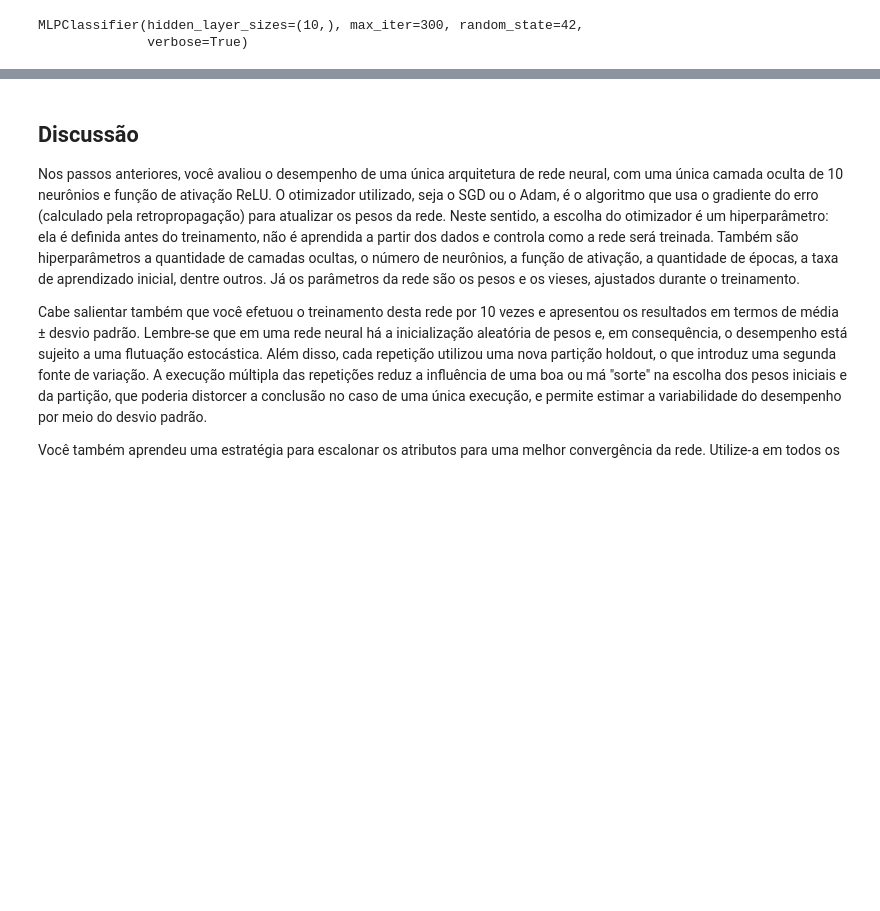
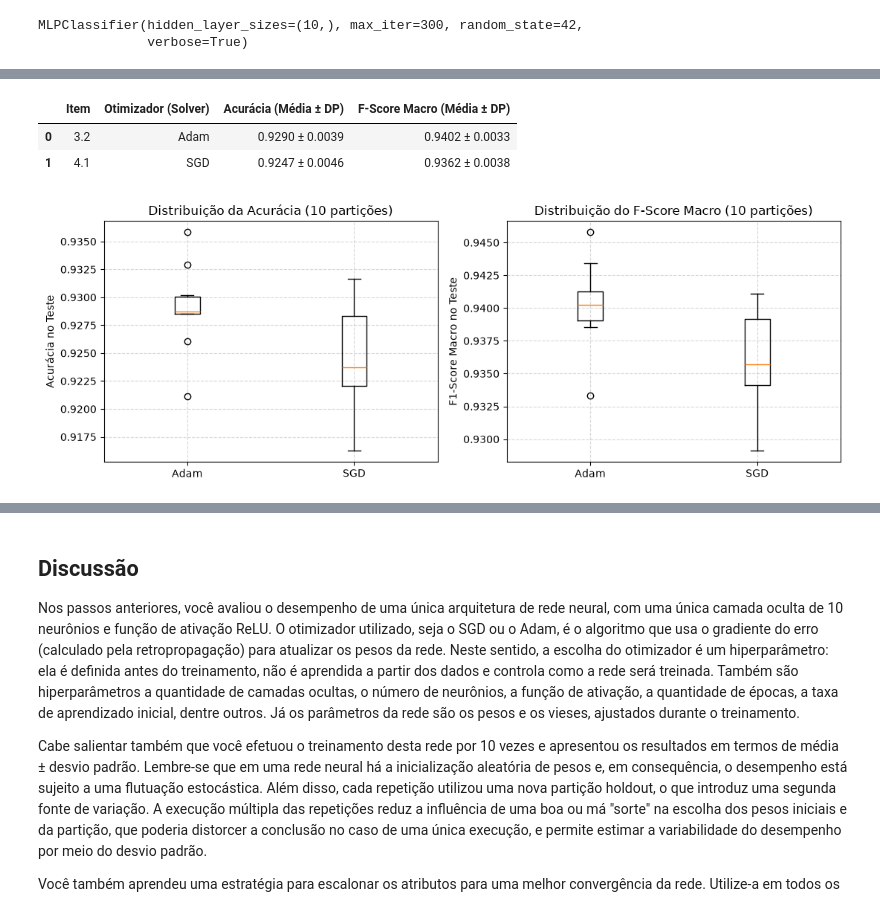
Before and after one commit to arthur-rezende/rna-2026-pp2-2, a Jupyter notebook: notebook/PP2.2.2.ipynb, the cells around one changed output, grey strips where cells are left out. Saved outputs shown, nothing was run; the diff lists cells and outputs as text; code cells hidden in the pictures; blank space fills up the shorter version.

```diff
--- a/notebook/PP2.2.2.ipynb
+++ b/notebook/PP2.2.2.ipynb
@@ -227,0 +232,79 @@ plt.show()
+# %%
+# Silenciando avisos de não convergência
+from sklearn.exceptions import ConvergenceWarning
+warnings.filterwarnings("ignore", category=ConvergenceWarning)
+
+# 3.1 Gerando as 10 partições holdout 70/30 estratificadas e reajustando o StandardScaler apenas no treino
+seeds = list(range(10))
+particoes_10 = []
+
+for s in seeds:
+    X_tr, X_te, y_tr, y_te = train_test_split(
+        X, y, test_size=0.30, stratify=y, random_state=s
+    )
+    sc = StandardScaler()
+    X_tr_sc = sc.fit_transform(X_tr)
+    X_te_sc = sc.transform(X_te)
+    particoes_10.append((s, X_tr_sc, X_te_sc, y_tr, y_te))
+
+def avaliar_10_repeticoes(solver_name, particoes):
+    accs, f1s = [], []
+    for s, X_tr_sc, X_te_sc, y_tr, y_te in particoes:
+        modelo = MLPClassifier(
+            hidden_layer_sizes=(10,),
+            activation="relu",
+            solver=solver_name,
+            max_iter=300,
+            verbose=False,
+            random_state=s
+        )
+        modelo.fit(X_tr_sc, y_tr)
+        y_hat = modelo.predict(X_te_sc)
+
+        accs.append(accuracy_score(y_te, y_hat))
+        f1s.append(f1_score(y_te, y_hat, average="macro"))
+    return np.array(accs), np.array(f1s)
+
+# 3. Executando 10 repetições com Adam
+acc_adam, f1_adam = avaliar_10_repeticoes("adam", particoes_10)
+
+# 4. Executando 10 repetições com SGD (mesmas 10 partições)
+acc_sgd, f1_sgd = avaliar_10_repeticoes("sgd", particoes_10)
+
+# 3.2 e 4.1 Tabela comparativa de Média ± Desvio Padrão
+df_comparacao_solvers = pd.DataFrame([
+    {
+        "Item": "3.2",
+        "Otimizador (Solver)": "Adam",
+        "Acurácia (Média ± DP)": f"{acc_adam.mean():.4f} ± {acc_adam.std(ddof=1):.4f}",
+        "F-Score Macro (Média ± DP)": f"{f1_adam.mean():.4f} ± {f1_adam.std(ddof=1):.4f}"
+    },
+    {
+        "Item": "4.1",
+        "Otimizador (Solver)": "SGD",
+        "Acurácia (Média ± DP)": f"{acc_sgd.mean():.4f} ± {acc_sgd.std(ddof=1):.4f}",
+        "F-Score Macro (Média ± DP)": f"{f1_sgd.mean():.4f} ± {f1_sgd.std(ddof=1):.4f}"
+    }
+])
+display(df_comparacao_solvers)
+
+# Visualização lado a lado (Boxplot de Acurácia e F-Score nas 10 partições)
+fig, (ax1, ax2) = plt.subplots(1, 2, figsize=(11, 4))
+
+ax1.boxplot([acc_adam, acc_sgd], tick_labels=["Adam", "SGD"])
+ax1.set_title("Distribuição da Acurácia (10 partições)")
+ax1.set_ylabel("Acurácia no Teste")
+ax1.grid(True, linestyle="--", alpha=0.5)
+
+ax2.boxplot([f1_adam, f1_sgd], tick_labels=["Adam", "SGD"])
+ax2.set_title("Distribuição do F-Score Macro (10 partições)")
+ax2.set_ylabel("F1-Score Macro no Teste")
+ax2.grid(True, linestyle="--", alpha=0.5)
+
+plt.tight_layout()
+plt.show()
+# %% [output]
+|  | Item | Otimizador (Solver) | Acurácia (Média ± DP) | F-Score Macro (Média ± DP) |
+| 0 | 3.2 | Adam | 0.9290 ± 0.0039 | 0.9402 ± 0.0033 |
+| 1 | 4.1 | SGD | 0.9247 ± 0.0046 | 0.9362 ± 0.0038 |
+[figure, added]
```
Also changed, not shown: parts of 39 cells of this notebook, 2 other files.
